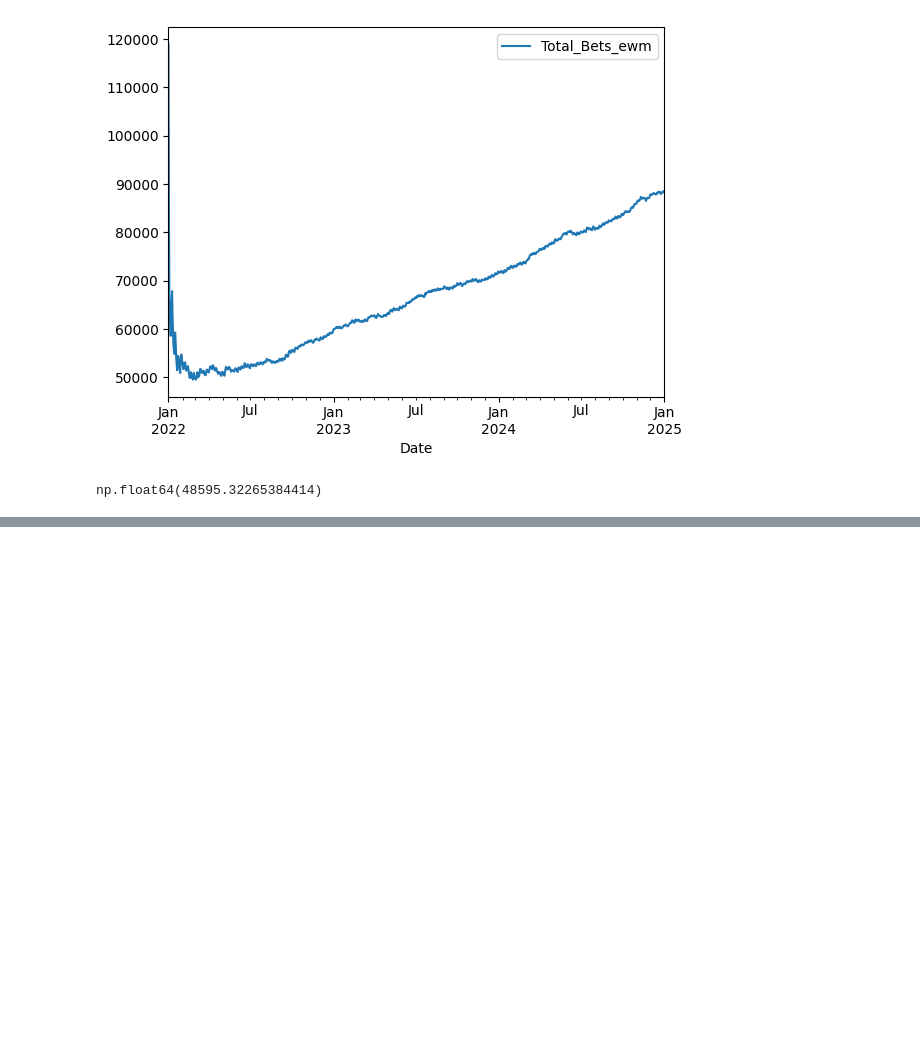
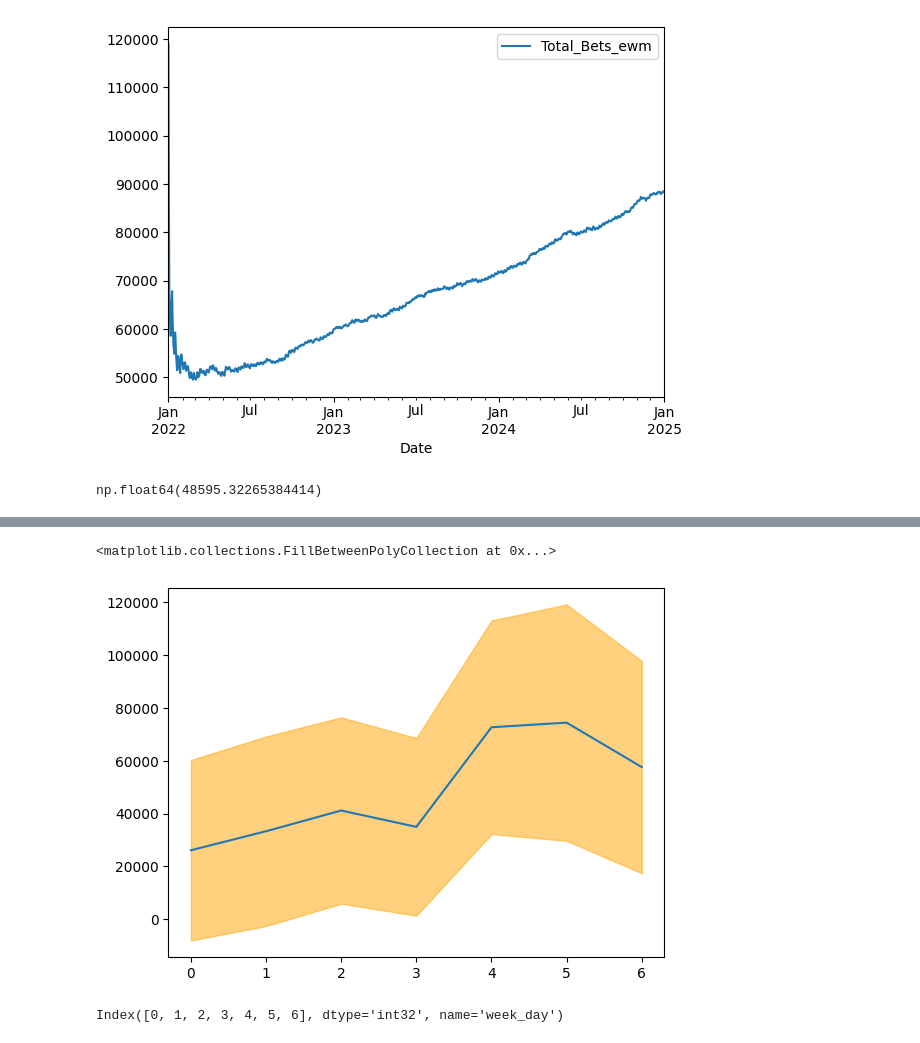
Before and after one commit to TrR1s/DS_examples, a Jupyter notebook: ets.ipynb, the cells around one changed output, grey strips where cells are left out. Saved outputs shown, nothing was run; the diff lists cells and outputs as text; code cells hidden in the pictures; blank space fills up the shorter version.

```diff
--- a/ets.ipynb
+++ b/ets.ipynb
@@ -124,0 +173,15 @@ casino_fig.plot(x="Date", y ="Total_Bets")
+# %%
+bet_df =casino_fig.groupby('week_day')['trend_free'].agg([ 'mean','std'])
+# %%
+bet_df['low_res'] = bet_df['mean'] - 2* bet_df['std']
+bet_df['high_res'] = bet_df['mean'] + 2* bet_df['std']
+# %%
+plt.plot(bet_df.index ,bet_df['mean'] )
+plt.fill_between(bet_df.index, bet_df['low_res'], bet_df['high_res'], alpha=0.5, color='orange')
+# %% [output]
+<matplotlib.collections.FillBetweenPolyCollection at 0x...>
+[figure, added]
+# %%
+bet_df.index
+# %% [output]
+Index([0, 1, 2, 3, 4, 5, 6], dtype='int32', name='week_day')
```
Also changed, not shown: parts of 18 cells of this notebook.
